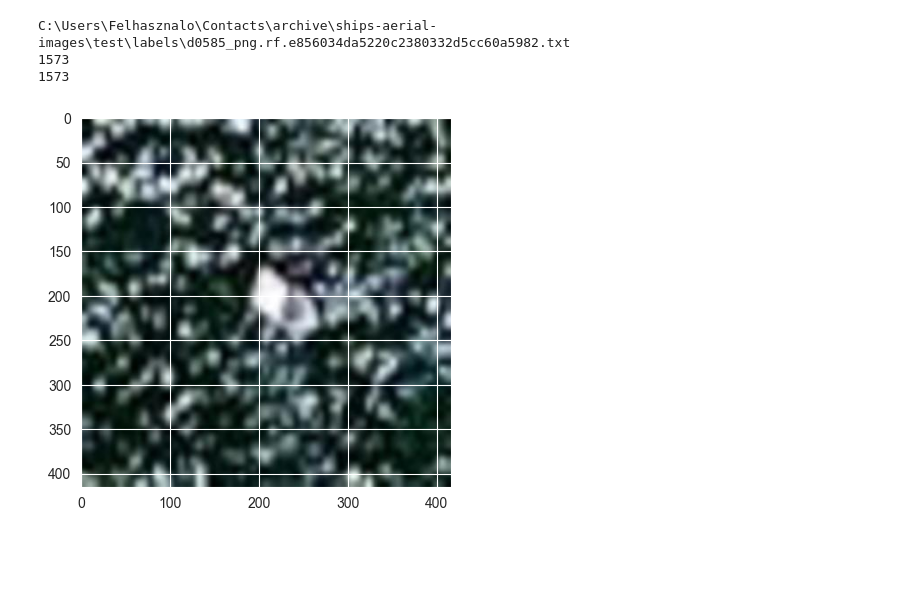
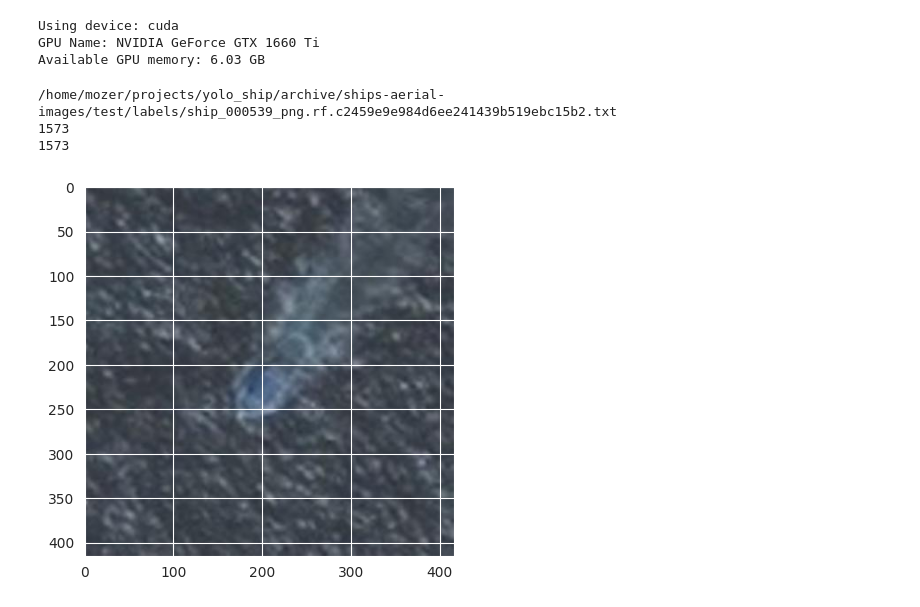
Before and after one commit to Thrawn12345/yolo_ship, a Jupyter notebook: shiprecognitionyolo.ipynb, the cells around one changed output. Cells and saved outputs as stored; diff of their text form; code cells hidden in the pictures; blank space fills up the shorter version.

```diff
--- a/shiprecognitionyolo.ipynb
+++ b/shiprecognitionyolo.ipynb
@@ -40,26 +1,64 @@ sns.set_style('darkgrid')
+# %%
+# Configure CUDA settings for PyTorch
+import torch
+import numpy as np
+import pandas as pd
+import os
+from ultralytics import YOLO
+import squarify
+import matplotlib.pyplot as plt
+import cv2
+import random
+import matplotlib.image as mpimg
+import seaborn as sns
+from sklearn.cluster import KMeans
+from torchvision import models, transforms
+from PIL import Image
+
+# Set up CUDA device
+torch.cuda.empty_cache()  # Clear GPU memory
+device = torch.device("cuda" if torch.cuda.is_available() else "cpu")
+print(f"Using device: {device}")
+
+if torch.cuda.is_available():
+    # Print GPU info
+    print(f"GPU Name: {torch.cuda.get_device_name(0)}")
+    print(f"Available GPU memory: {torch.cuda.get_device_properties(0).total_memory / 1e9:.2f} GB")
+
+    # Set PyTorch to use the GPU
+    torch.backends.cudnn.benchmark = True  # Enable cuDNN auto-tuner
+    torch.backends.cuda.matmul.allow_tf32 = True  # Allow TF32 on Ampere GPUs
+
+# Set up visualization
+sns.set_style('darkgrid')
+%matplotlib inline
+# %% [output]
+Using device: cuda
+GPU Name: NVIDIA GeForce GTX 1660 Ti
+Available GPU memory: 6.03 GB
 # %%
 import matplotlib.pyplot as plt
 import matplotlib.image as mpimg
 from pathlib import Path
-path = Path(r"C:\Users\Felhasznalo\Contacts\archive\ships-aerial-images\test")
+path = Path("/home/mozer/projects/yolo_ship/archive/ships-aerial-images/test")
 test_images = []
 test_labels = []
 i = 0
 for subfolder in path.iterdir():
     if subfolder.is_dir():
         for file in subfolder.iterdir():
             if file.suffix.lower() in ['.jpg', '.jpeg', '.png']:  # Image files
                 test_images.append(mpimg.imread(file))
             elif file.suffix.lower() == '.txt':  # Label files
                 test_labels.append(file)
 
 plt.imshow(test_images[300])
 print(test_labels[300])
 print(len(test_labels))
 print(len(test_images))
 # %% [output]
-C:\Users\Felhasznalo\Contacts\archive\ships-aerial-images\test\labels\d0585_png.rf.e856034da5220c2380332d5cc60a5982.txt
+/home/mozer/projects/yolo_ship/archive/ships-aerial-images/test/labels/ship_000539_png.rf.c2459e9e984d6ee241439b519ebc15b2.txt
 1573
 1573
-[figure, old version]
+[figure, new version]
 # %%
```
Also changed, not shown: parts of 14 cells of this notebook, 25 other files.
